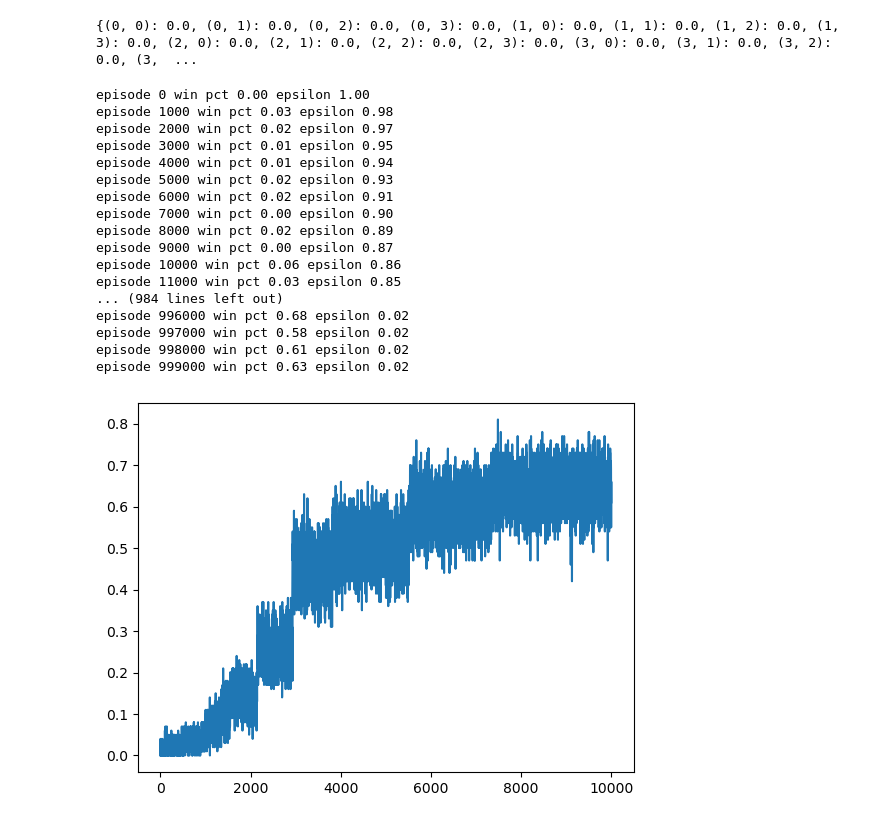
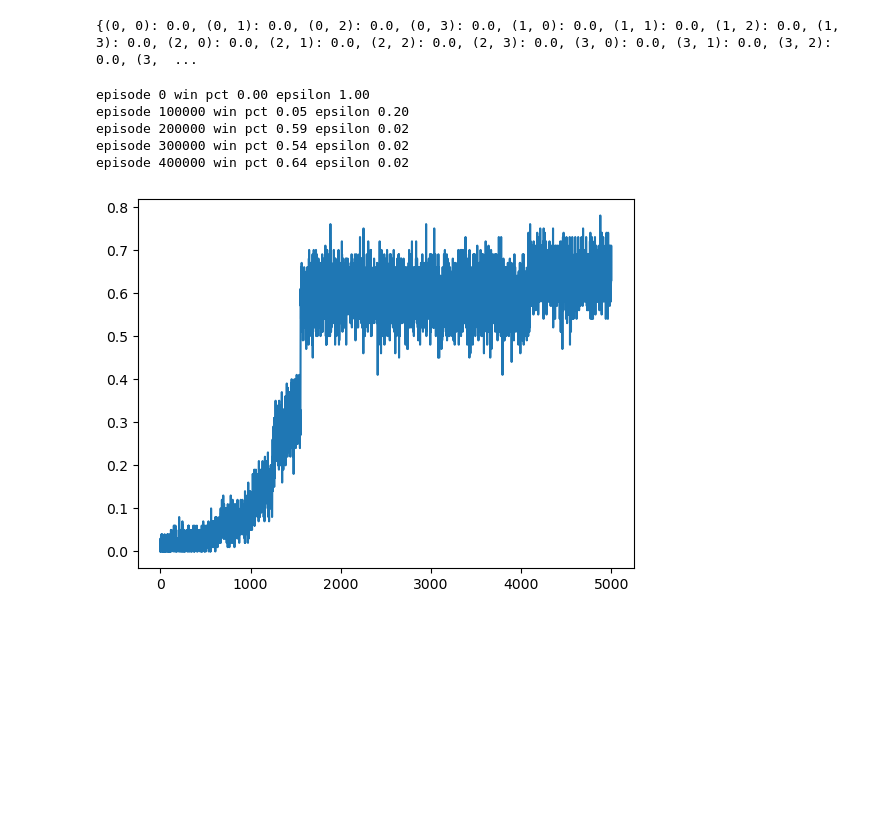
Before and after one commit to Raytto/my_ml_study, a Jupyter notebook: deep_q_study/s1_regular_q_agents.ipynb, the cells around one changed output. Cells and saved outputs as stored; diff of their text form; code cells hidden in the pictures; blank space fills up the shorter version.

```diff
--- a/deep_q_study/s1_regular_q_agents.ipynb
+++ b/deep_q_study/s1_regular_q_agents.ipynb
@@ -96,50 +85,42 @@ class Agent():
 # %%
 env = gym.make('FrozenLake-v1')
+# 初始化 Agent
 agent = Agent(lr=0.001, gamma=0.9, n_actions=env.action_space.n, n_states=env.observation_space.n, eps_start=1.0, eps_end=0.02, eps_dec=0.999999)
+# 记录得分历史
 scores = []
+# 记录胜率历史
 win_pct_list = []
-n_games = 1000000
+# 训练 1000000 次
+n_games = 500000
 # %% [output]
 {(0, 0): 0.0, (0, 1): 0.0, (0, 2): 0.0, (0, 3): 0.0, (1, 0): 0.0, (1, 1): 0.0, (1, 2): 0.0, (1, 3): 0.0, (2, 0): 0.0, (2, 1): 0.0, (2, 2): 0.0, (2, 3): 0.0, (3, 0): 0.0, (3, 1): 0.0, (3, 2): 0.0, (3,  ...
 # %%
 for i in range(n_games):
     done = False
     obs = env.reset()[0]
     score = 0
     while not done:
         action = agent.choose_action(obs)
         obs_, reward, done, truncated, info = env.step(action)
         agent.learn(obs, action, reward, obs_)
         agent.decrement_epsilon()
         score += reward
         obs = obs_
         done = done or truncated  # Ensure the loop exits if the episode is truncated
 
     scores.append(score)
     if i % 100 == 0:
         average = np.mean(scores[-100:])
         win_pct_list.append(average)
-        if i % 1000 == 0:
+        if i % 100000 == 0:
             print('episode', i, 'win pct %.2f' % average, 'epsilon %.2f' % agent.eps)
 
 plt.plot(win_pct_list)
 plt.show()
 # %% [output]
 episode 0 win pct 0.00 epsilon 1.00
-episode 1000 win pct 0.03 epsilon 0.98
-episode 2000 win pct 0.02 epsilon 0.97
-episode 3000 win pct 0.01 epsilon 0.95
-episode 4000 win pct 0.01 epsilon 0.94
-episode 5000 win pct 0.02 epsilon 0.93
-episode 6000 win pct 0.02 epsilon 0.91
-episode 7000 win pct 0.00 epsilon 0.90
-episode 8000 win pct 0.02 epsilon 0.89
-episode 9000 win pct 0.00 epsilon 0.87
-episode 10000 win pct 0.06 epsilon 0.86
-episode 11000 win pct 0.03 epsilon 0.85
-... (984 lines left out)
-episode 996000 win pct 0.68 epsilon 0.02
-episode 997000 win pct 0.58 epsilon 0.02
-episode 998000 win pct 0.61 epsilon 0.02
-episode 999000 win pct 0.63 epsilon 0.02
+episode 100000 win pct 0.05 epsilon 0.20
+episode 200000 win pct 0.59 epsilon 0.02
+episode 300000 win pct 0.54 epsilon 0.02
+episode 400000 win pct 0.64 epsilon 0.02
-[figure, old version]
+[figure, new version]
```
Also changed, not shown: parts of 12 cells of this notebook.
